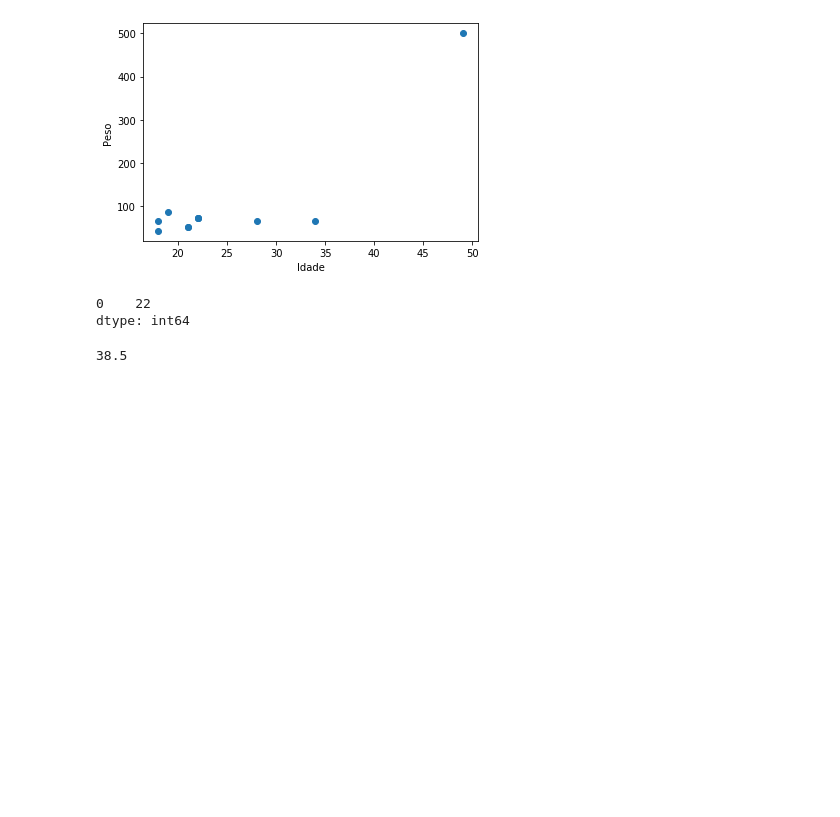
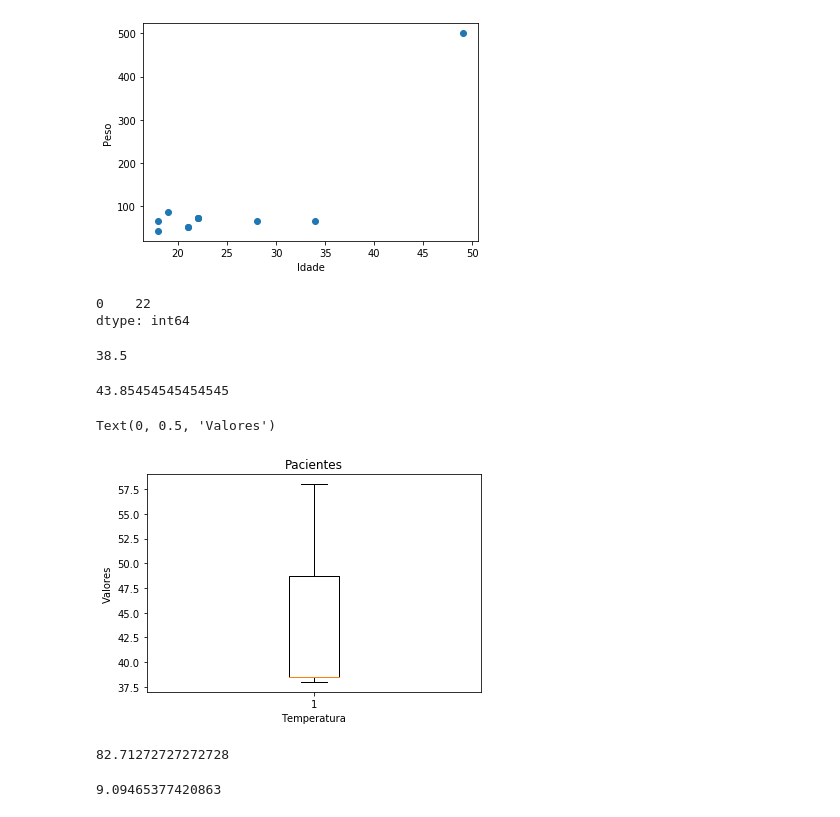
Before and after one commit to luizfsoares/Aprendendo-IA, a Jupyter notebook: AprendendoIA.ipynb, the cells around one changed output. Saved outputs shown, nothing was run; the diff lists cells and outputs as text; code cells hidden in the pictures; blank space fills up the shorter version.

```diff
--- a/AprendendoIA.ipynb
+++ b/AprendendoIA.ipynb
@@ -56,2 +56,22 @@ df['temperatura'].median() #realiza o calculo da media de um unico atributo
 # %% [output]
 38.5
+# %%
+df['temperatura'].mean() #realiza o calculo das medias de um unico atributo
+# %% [output]
+43.85454545454545
+# %%
+plt.boxplot(df['temperatura']) #plota o grafico do tipo boxplot (diagrama de caixa)
+plt.xlabel('Temperatura')
+plt.title('Pacientes')
+plt.ylabel('Valores')
+# %% [output]
+Text(0, 0.5, 'Valores')
+[figure, added]
+# %%
+df['temperatura'].var() #calculo da variancia
+# %% [output]
+82.71272727272728
+# %%
+df['temperatura'].std() #calculo do desvio padrão que é a raiz quadrada da variancia
+# %% [output]
+9.09465377420863
```
Also changed, not shown: parts of 8 cells of this notebook.
